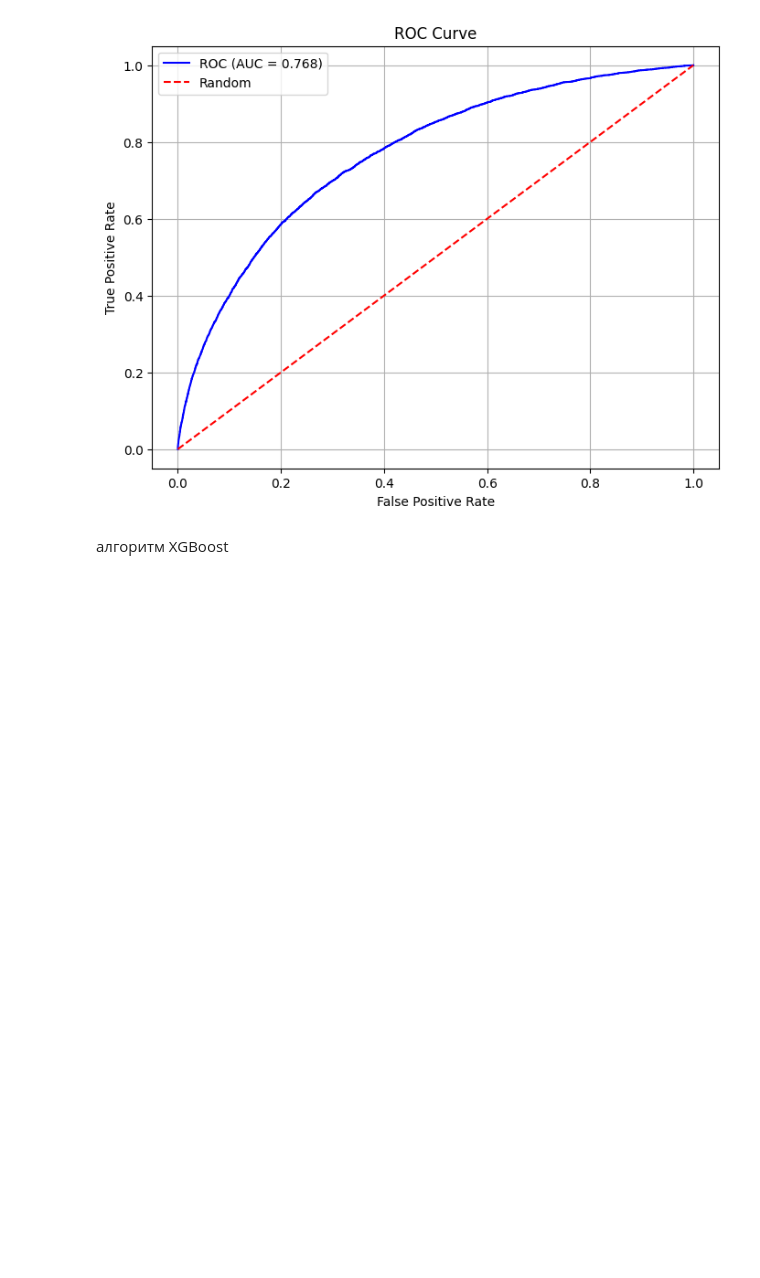
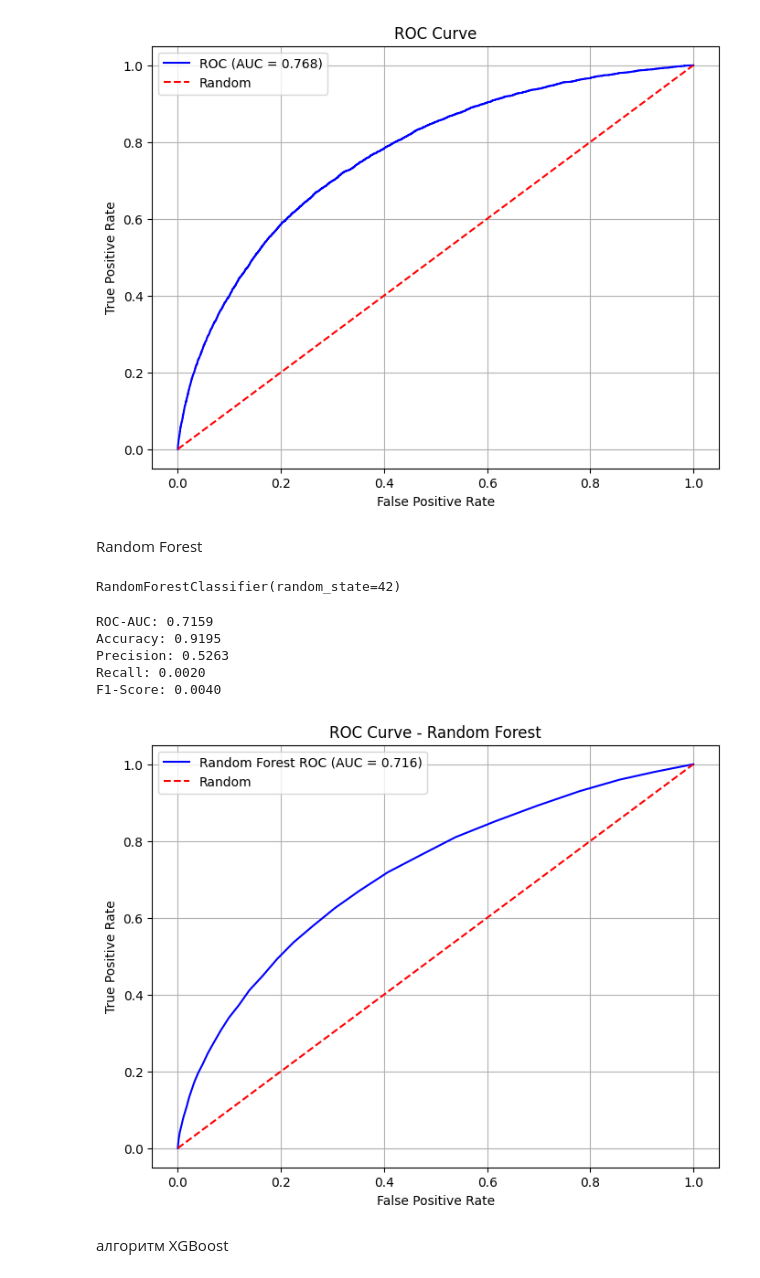
Before and after one commit to malakhovs04/Home-Credit-Default-Risk, a Jupyter notebook: model.ipynb, the cells around one changed output. Saved outputs shown, nothing was run; the diff lists cells and outputs as text; code cells hidden in the pictures; blank space fills up the shorter version.

Commit message:
Implementation of algoritms Random Forest and CatBoost

```diff
--- a/model.ipynb
+++ b/model.ipynb
@@ -91,0 +86,3 @@ GradientBoostingClassifier(random_state=42)
+# %%
+base_model = GradientBoostingClassifier(random_state=42)
+base_model.fit(X_train_encoded, y_train)
@@ -125,6 +124,49 @@ plt.grid(True)
 plt.show()
 # %% [output]
 [figure]
+# %% [markdown]
+Random Forest
+# %%
+rf_model = RandomForestClassifier(random_state=42)
+rf_model.fit(X_train_encoded, y_train)
+# %% [output]
+RandomForestClassifier(random_state=42)
+# %%
+y_pred_rf_proba = rf_model.predict_proba(X_val_encoded)[:, 1]
+y_pred_rf = (y_pred_rf_proba >= 0.5).astype(int)
+# %%
+rf_auc = roc_auc_score(y_val, y_pred_rf_proba)
+rf_accuracy = accuracy_score(y_val, y_pred_rf)
+rf_precision = precision_score(y_val, y_pred_rf)
+rf_recall = recall_score(y_val, y_pred_rf)
+rf_f1 = f1_score(y_val, y_pred_rf)
+
+print(f"ROC-AUC: {rf_auc:.4f}")
+print(f"Accuracy: {rf_accuracy:.4f}")
+print(f"Precision: {rf_precision:.4f}")
+print(f"Recall: {rf_recall:.4f}")
+print(f"F1-Score: {rf_f1:.4f}")
+# %% [output]
+ROC-AUC: 0.7159
+Accuracy: 0.9195
+Precision: 0.5263
+Recall: 0.0020
+F1-Score: 0.0040
+# %%
+fpr_rf, tpr_rf, _ = roc_curve(y_val, y_pred_rf_proba)
+roc_auc_xgb = auc(fpr_rf, tpr_rf)
+
+plt.figure(figsize=(8, 6))
+plt.plot(fpr_rf, tpr_rf, 'b-', label=f'Random Forest ROC (AUC = {roc_auc_xgb:.3f})')
+plt.plot([0, 1], [0, 1], 'r--', label='Random')
+plt.xlabel('False Positive Rate')
+plt.ylabel('True Positive Rate')
+plt.title('ROC Curve - Random Forest')
+plt.legend()
+plt.grid(True)
+plt.show()
+# %% [output]
+[figure, added]
 # %% [markdown]
 алгоритм XGBoost
 # %%
```
Also changed, not shown: parts of 10 cells of this notebook.
